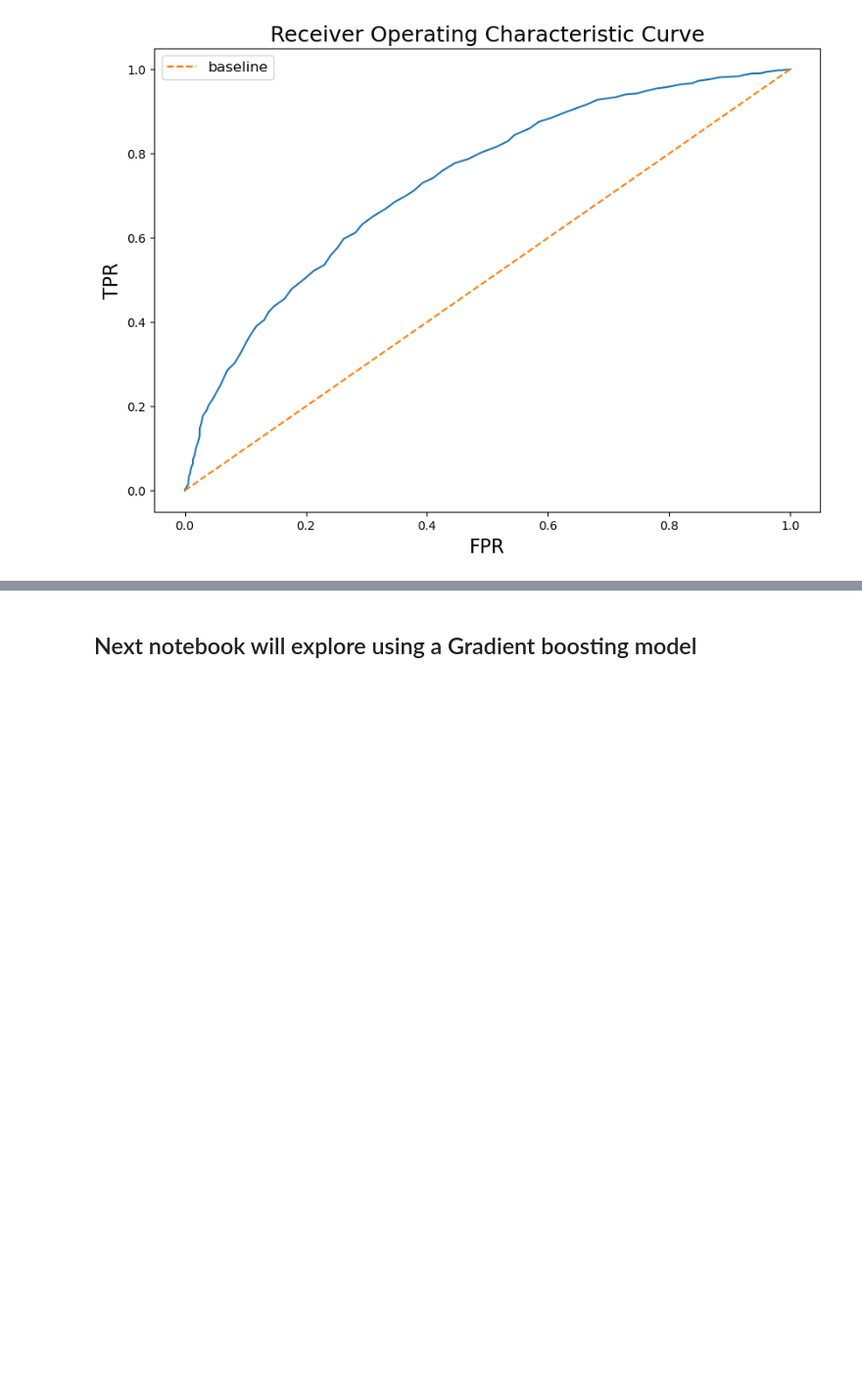
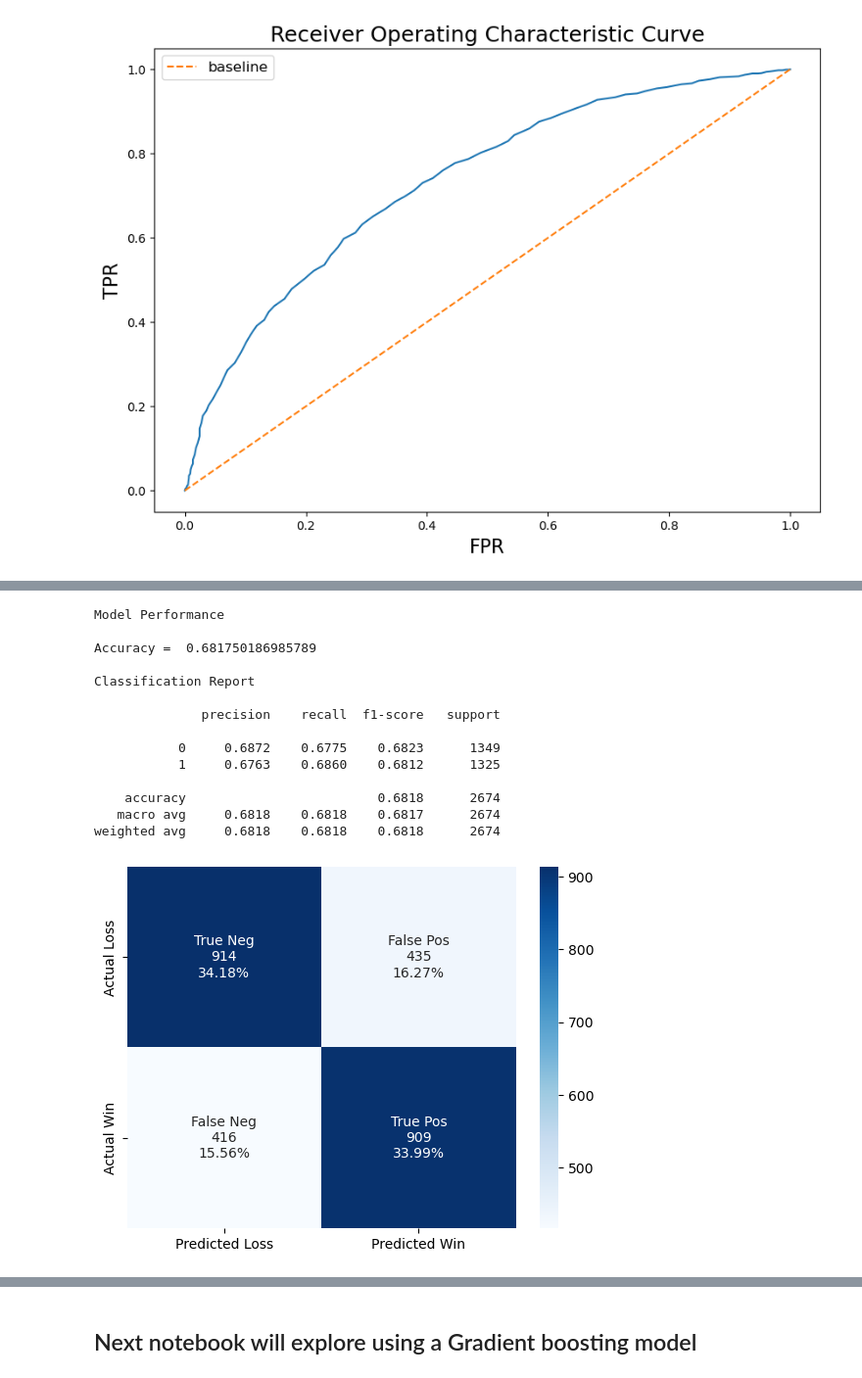
Before and after one commit to piercecappelli/NCAA-Mens-Basketball, a Jupyter notebook: College Basketball Logistic Regression Modeling.ipynb, the cells around one changed output, grey strips where cells are left out. Shown at 98% size. Saved outputs shown, nothing was run; the diff lists cells and outputs as text; code cells hidden in the pictures; blank space fills up the shorter version.

```diff
--- a/College Basketball Logistic Regression Modeling.ipynb
+++ b/College Basketball Logistic Regression Modeling.ipynb
@@ -807,0 +972,27 @@ AUC:  0.7433620991090536     0.7387135124550681     -0.004648586653985487      A
+# %%
+space = {
+    'penalty': hp.choice('penalty', ['l2']),
+    'solver': hp.choice('solver', ['saga',
+                                   'liblinear',
+                                  'lbfgs',
+                                  'sag']),
+    'C': hp.uniform('C', 0.0,1.0),
+    'max_iter': 5000,
+    'random_state': 42,
+}
+# %%
+best = 0
+count = 0
+def f(params):
+    global best, count
+    count += 1
+    acc = hyperopt_train_test(params)
+    if acc > best:
+        best = acc
+        print('new best:', best, params, count)
+    return {'loss': -acc, 'status': STATUS_OK}
+trials = Trials()
+best = fmin(f, space, algo=tpe.suggest, max_evals=200, trials=trials,
+            rstate = np.random.default_rng(42))
+print('best:')
+print(best)
@@ -807,0 +1017,4 @@ AUC:  0.7433620991090536     0.7387135124550681     -0.004648586653985487      A
+# %%
+#examine best parameters
+best3 = space_eval(space, best)
+best3
@@ -807,0 +1027,9 @@ AUC:  0.7433620991090536     0.7387135124550681     -0.004648586653985487      A
+# %%
+#train model using best parameters
+hyp_sub = LogisticRegression(C = best3['C'],
+                  max_iter = best3['max_iter'],
+                  penalty = best3['penalty'],
+                  solver = best3['solver'],
+                  random_state =  best3['random_state'])
+
+hyp_sub.fit(X_train_full_sub, y_train)
@@ -807,0 +1073,18 @@ AUC:  0.7433620991090536     0.7387135124550681     -0.004648586653985487      A
+# %%
+evaluate_classification(hyp_sub, X_test_full_sub, y_test)
+# %% [output]
+Model Performance
+
+Accuracy =  0.681750186985789
+
+Classification Report
+
+              precision    recall  f1-score   support
+
+           0     0.6872    0.6775    0.6823      1349
+           1     0.6763    0.6860    0.6812      1325
+
+    accuracy                         0.6818      2674
+   macro avg     0.6818    0.6818    0.6817      2674
+weighted avg     0.6818    0.6818    0.6818      2674
+[figure, added]
```
Also changed, not shown: parts of 62 cells of this notebook.
